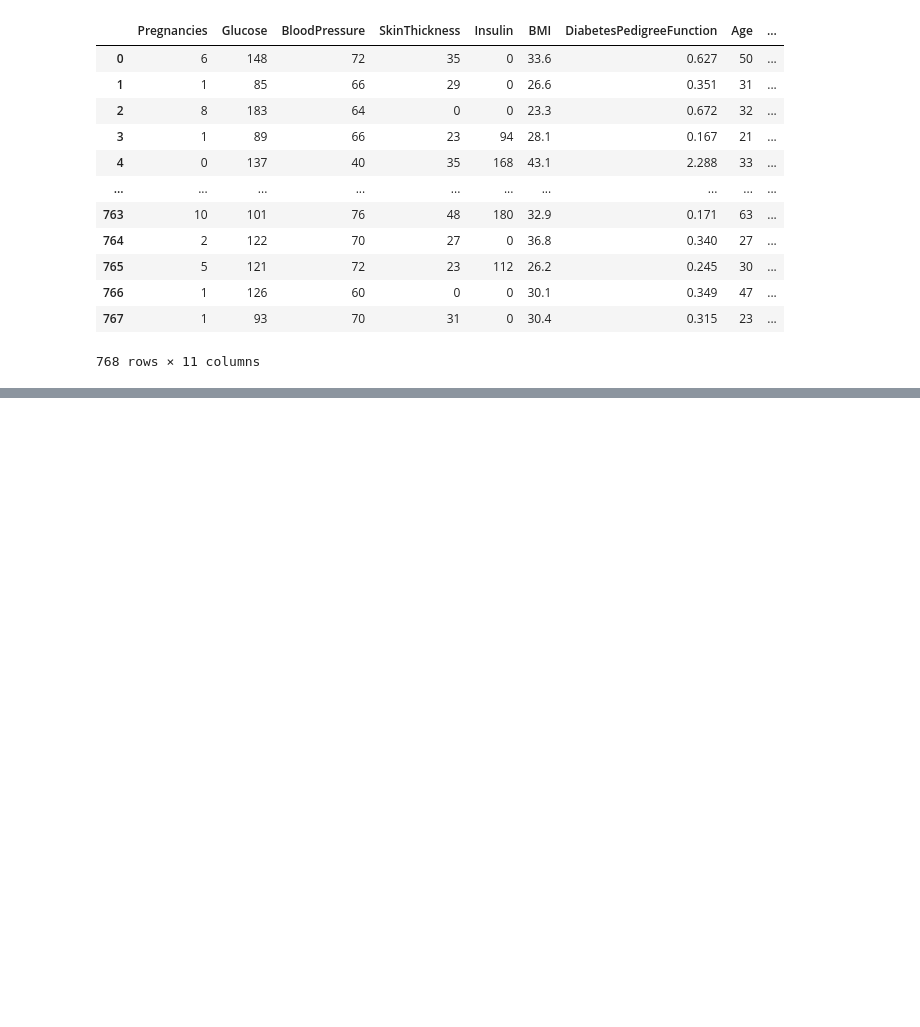
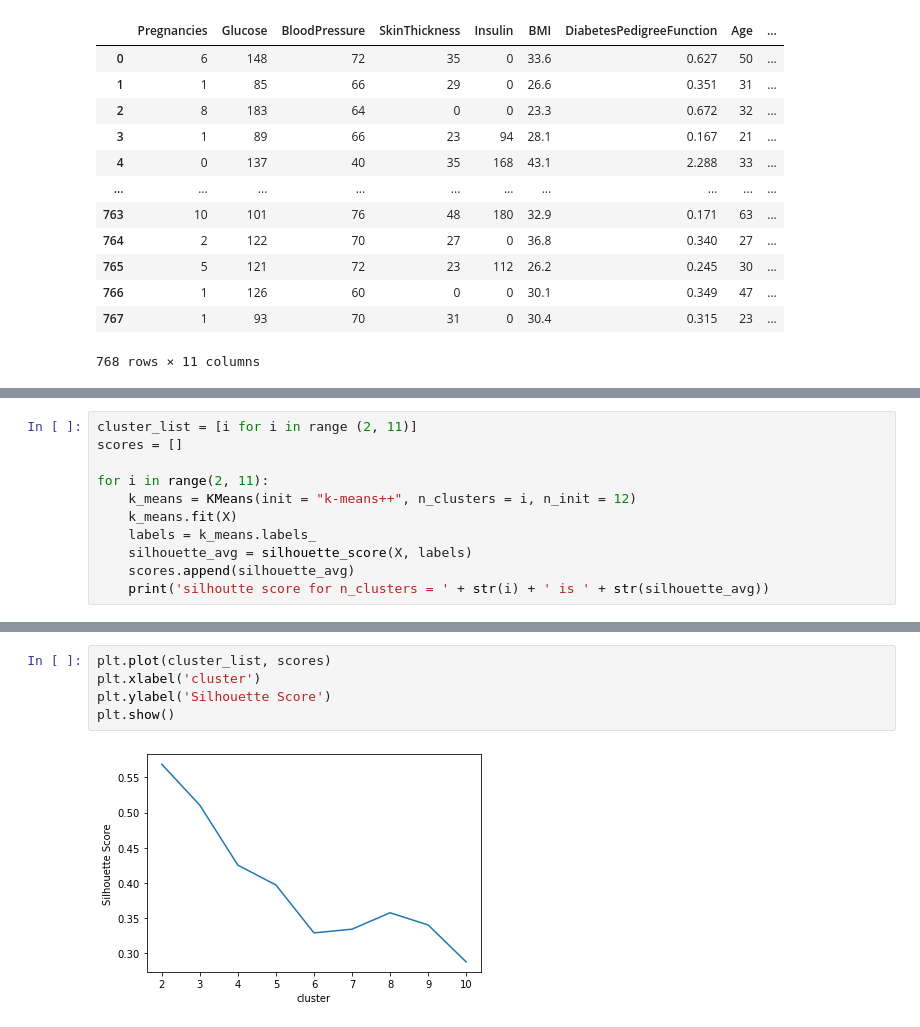
Before and after one commit to segara2410/Computational-intelligence, a Jupyter notebook: kmeans/kmeans_pima.ipynb, the cells around one changed output, grey strips where cells are left out. Saved outputs shown, nothing was run; the diff lists cells and outputs as text; blank space fills up the shorter version.

Commit message:
add silhouette scores for kmeans

```diff
--- a/kmeans/kmeans_pima.ipynb
+++ b/kmeans/kmeans_pima.ipynb
@@ -143,0 +135,11 @@ Text(0, 0.5, 'DiabetesPedigreeFunction')
+# %%
+cluster_list = [i for i in range (2, 11)]
+scores = []
+
+for i in range(2, 11):
+    k_means = KMeans(init = "k-means++", n_clusters = i, n_init = 12)
+    k_means.fit(X)
+    labels = k_means.labels_
+    silhouette_avg = silhouette_score(X, labels)
+    scores.append(silhouette_avg)
+    print('silhoutte score for n_clusters = ' + str(i) + ' is ' + str(silhouette_avg))
@@ -143,0 +156,7 @@ Text(0, 0.5, 'DiabetesPedigreeFunction')
+# %%
+plt.plot(cluster_list, scores)
+plt.xlabel('cluster')
+plt.ylabel('Silhouette Score')
+plt.show()
+# %% [output]
+[figure, added]
```
Also changed, not shown: parts of 8 cells of this notebook, 2 other files.
